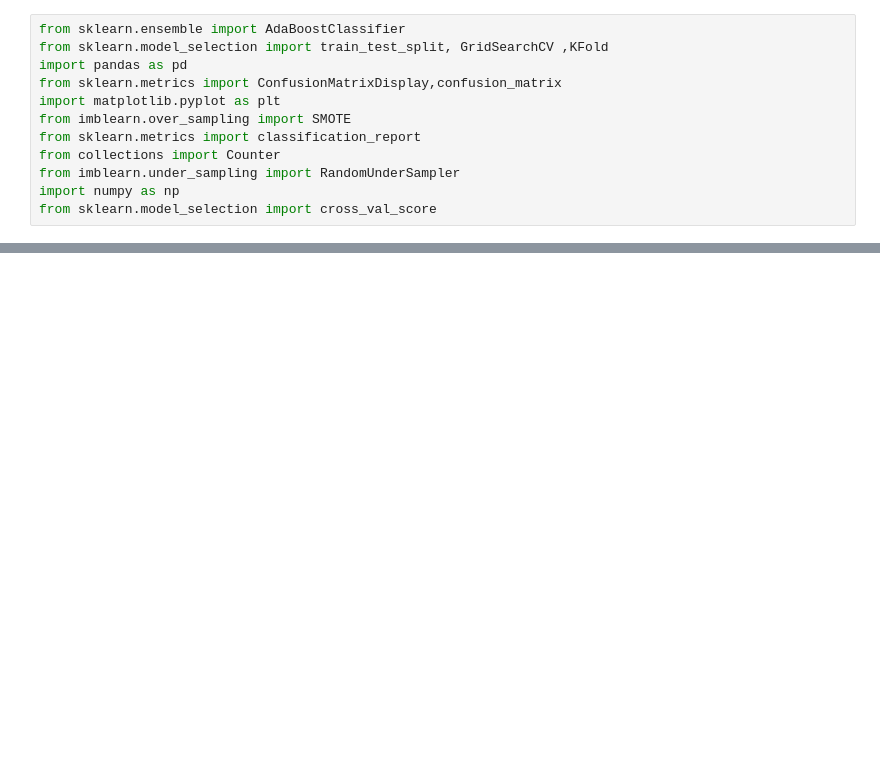
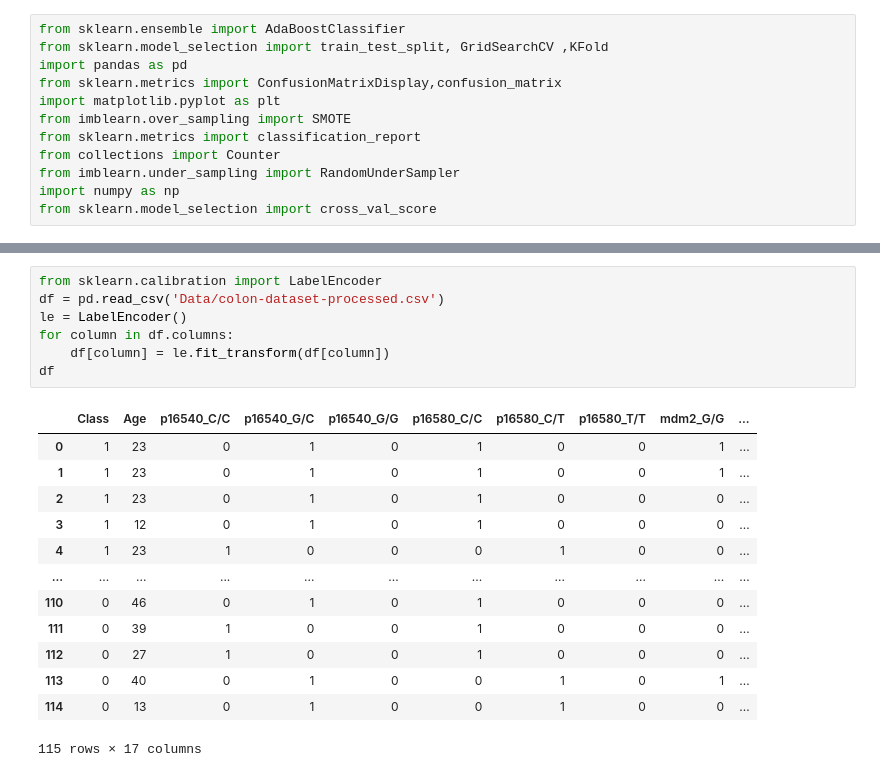
Before and after one commit to shaaleissa/colon_predictions, a Jupyter notebook: Optimization_Original_data.ipynb, the cells around one changed output, grey strips where cells are left out. Cells and saved outputs as stored; diff of their text form; blank space fills up the shorter version.

```diff
--- a/Optimization_Original_data.ipynb
+++ b/Optimization_Original_data.ipynb
@@ -40,0 +21,21 @@ Error:
+# %%
+from sklearn.calibration import LabelEncoder
+df = pd.read_csv('Data/colon-dataset-processed.csv')
+le = LabelEncoder()
+for column in df.columns:
+    df[column] = le.fit_transform(df[column])
+df
+# %% [output]
+|  | Class | Age | p16540_C/C | p16540_G/C | p16540_G/G | p16580_C/C | p16580_C/T | p16580_T/T | mdm2_G/G | ... |
+| 0 | 1 | 23 | 0 | 1 | 0 | 1 | 0 | 0 | 1 | ... |
+| 1 | 1 | 23 | 0 | 1 | 0 | 1 | 0 | 0 | 1 | ... |
+| 2 | 1 | 23 | 0 | 1 | 0 | 1 | 0 | 0 | 0 | ... |
+| 3 | 1 | 12 | 0 | 1 | 0 | 1 | 0 | 0 | 0 | ... |
+| 4 | 1 | 23 | 1 | 0 | 0 | 0 | 1 | 0 | 0 | ... |
+| ... | ... | ... | ... | ... | ... | ... | ... | ... | ... | ... |
+| 110 | 0 | 46 | 0 | 1 | 0 | 1 | 0 | 0 | 0 | ... |
+| 111 | 0 | 39 | 1 | 0 | 0 | 1 | 0 | 0 | 0 | ... |
+| 112 | 0 | 27 | 1 | 0 | 0 | 1 | 0 | 0 | 0 | ... |
+| 113 | 0 | 40 | 0 | 1 | 0 | 0 | 1 | 0 | 1 | ... |
+| 114 | 0 | 13 | 0 | 1 | 0 | 0 | 1 | 0 | 0 | ... |
+115 rows × 17 columns
```
Also changed, not shown: parts of 8 cells of this notebook.
